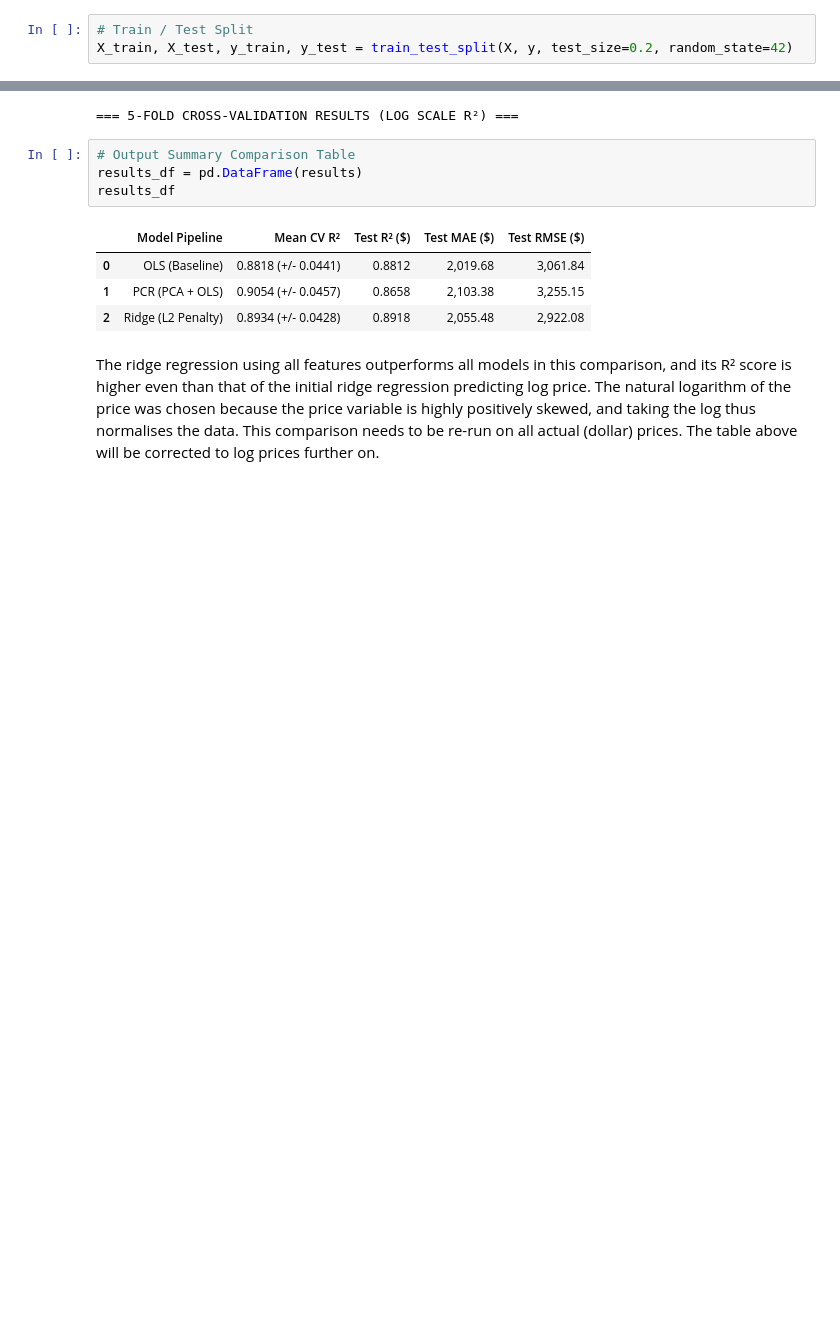
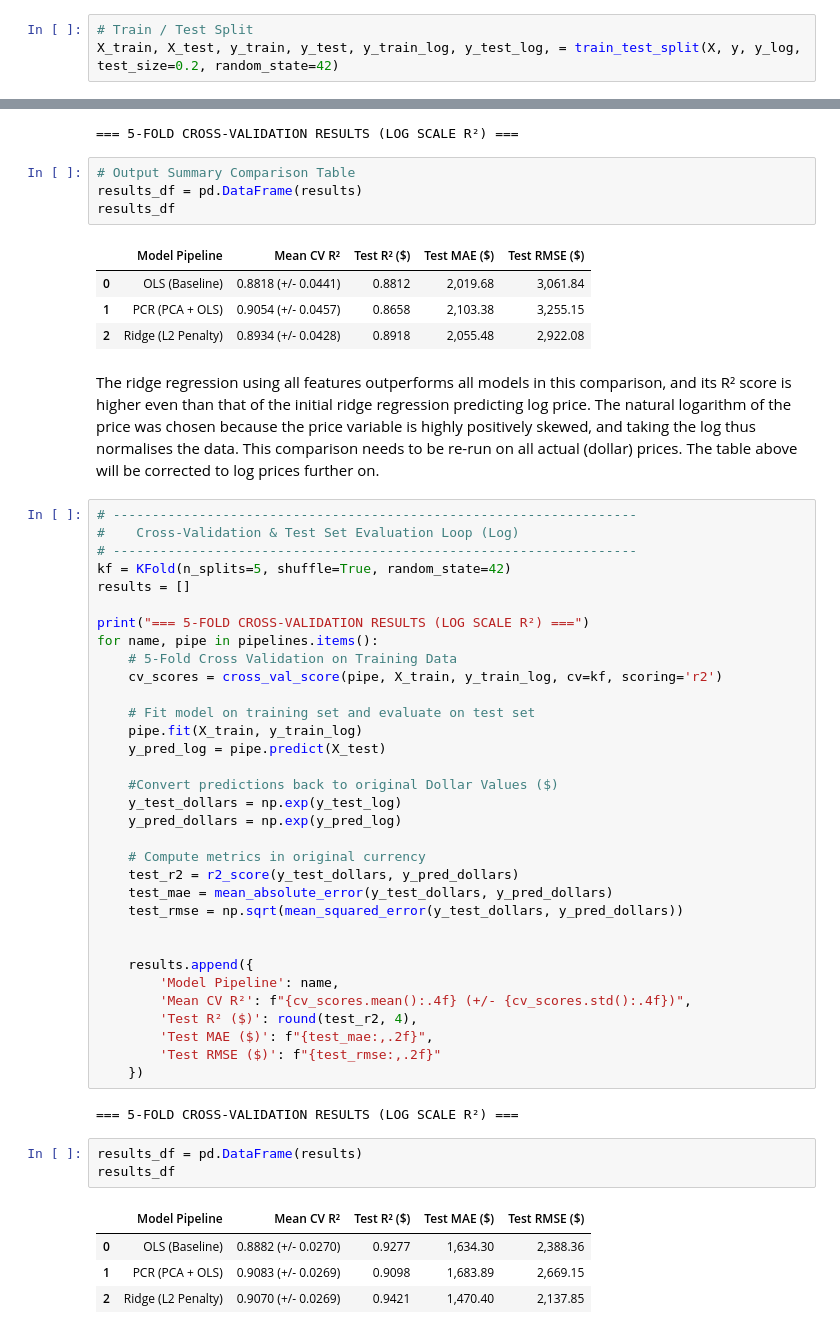
Before and after one commit to phonemes-and-speech-entrainment/Car_feature_price_analysis, a Jupyter notebook: jupyter_notebooks/Unit 2/car_price_prediction_ML.ipynb, the cells around one changed output, grey strips where cells are left out. Drawn from its saved outputs; the diff is of its cells as text; blank space fills up the shorter version.

Commit message:
Finalise all model performance output - r squared

```diff
--- a/jupyter_notebooks/Unit 2/car_price_prediction_ML.ipynb
+++ b/jupyter_notebooks/Unit 2/car_price_prediction_ML.ipynb
@@ -196,6 +217,6 @@ y = df_clean['price']
 # %%
 # Train / Test Split
-X_train, X_test, y_train, y_test = train_test_split(X, y, test_size=0.2, random_state=42)
+X_train, X_test, y_train, y_test, y_train_log, y_test_log, = train_test_split(X, y, y_log, test_size=0.2, random_state=42)
 # %%
 # -------------------------------------------------------------------
 # 2. Define Shared Preprocessing Transformers
@@ -270,3 +283,46 @@ results_df
 | 2 | Ridge (L2 Penalty) | 0.8934 (+/- 0.0428) | 0.8918 | 2,055.48 | 2,922.08 |
 # %% [markdown]
 The ridge regression using all features outperforms all models in this comparison, and its R² score is higher even than that of the initial ridge regression predicting log price. The natural logarithm of the price was chosen because the price variable is highly positively skewed, and taking the log thus normalises the data. This comparison needs to be re-run on all actual (dollar) prices. The table above will be corrected to log prices further on.
+# %%
+# -------------------------------------------------------------------
+#    Cross-Validation & Test Set Evaluation Loop (Log)
+# -------------------------------------------------------------------
+kf = KFold(n_splits=5, shuffle=True, random_state=42)
+results = []
+
+print("=== 5-FOLD CROSS-VALIDATION RESULTS (LOG SCALE R²) ===")
+for name, pipe in pipelines.items():
+    # 5-Fold Cross Validation on Training Data
+    cv_scores = cross_val_score(pipe, X_train, y_train_log, cv=kf, scoring='r2')
+
+    # Fit model on training set and evaluate on test set
+    pipe.fit(X_train, y_train_log)
+    y_pred_log = pipe.predict(X_test)
+
+    #Convert predictions back to original Dollar Values ($)
+    y_test_dollars = np.exp(y_test_log)
+    y_pred_dollars = np.exp(y_pred_log)
+
+    # Compute metrics in original currency
+    test_r2 = r2_score(y_test_dollars, y_pred_dollars)
+    test_mae = mean_absolute_error(y_test_dollars, y_pred_dollars)
+    test_rmse = np.sqrt(mean_squared_error(y_test_dollars, y_pred_dollars))
+
+
+    results.append({
+        'Model Pipeline': name,
+        'Mean CV R²': f"{cv_scores.mean():.4f} (+/- {cv_scores.std():.4f})",
+        'Test R² ($)': round(test_r2, 4),
+        'Test MAE ($)': f"{test_mae:,.2f}",
+        'Test RMSE ($)': f"{test_rmse:,.2f}"
+    })
+# %% [output]
+=== 5-FOLD CROSS-VALIDATION RESULTS (LOG SCALE R²) ===
+# %%
+results_df = pd.DataFrame(results)
+results_df
+# %% [output]
+|  | Model Pipeline | Mean CV R² | Test R² ($) | Test MAE ($) | Test RMSE ($) |
+| 0 | OLS (Baseline) | 0.8882 (+/- 0.0270) | 0.9277 | 1,634.30 | 2,388.36 |
+| 1 | PCR (PCA + OLS) | 0.9083 (+/- 0.0269) | 0.9098 | 1,683.89 | 2,669.15 |
+| 2 | Ridge (L2 Penalty) | 0.9070 (+/- 0.0269) | 0.9421 | 1,470.40 | 2,137.85 |
```
Also changed, not shown: parts of 7 cells of this notebook.
